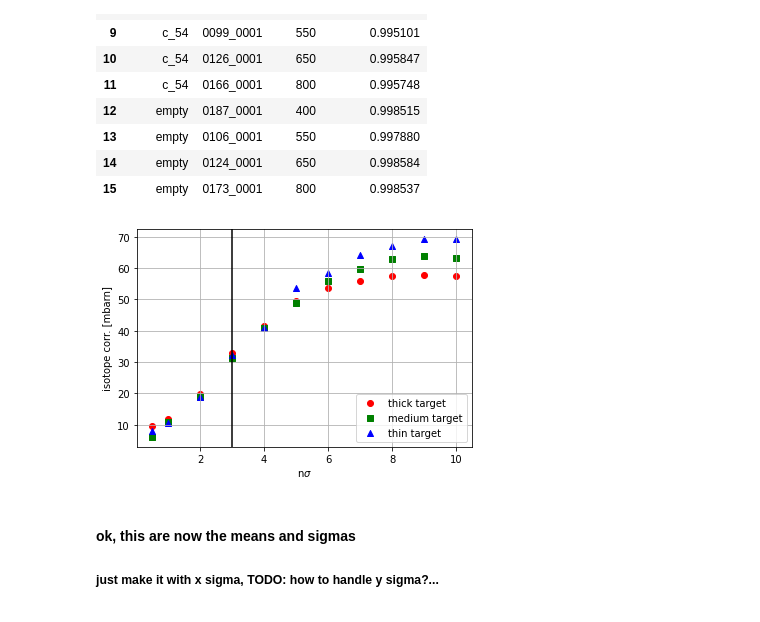
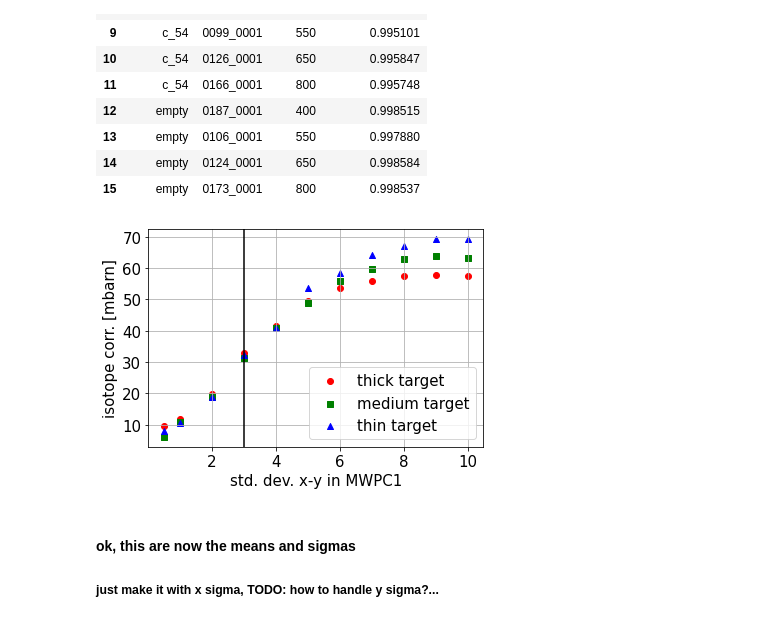
Before and after one commit to jenegger/r3bweek24_gsi, a Jupyter notebook: Untitled3.ipynb, the cells around one changed output. Drawn from its saved outputs; the diff is of its cells as text; code cells hidden in the pictures.

```diff
--- a/Untitled3.ipynb
+++ b/Untitled3.ipynb
@@ -33,29 +33,33 @@ df[["targettype","RunID","energy","d_12c_survived"]]
 # %%
 import pandas as pd
 import matplotlib.pyplot as plt
 
 # Load the data (assuming it's in a text file, e.g. "data.txt")
 #df = pd.read_csv("/home/tobiasjenegger/diagnosis_list_sigma_cut.txt", sep="\t", header=None)
 df = pd.read_csv("diagnosis_list_sigma_cut_fine_tune_thr_latest.txt", sep="\t", header=None)
 
 
 # Assign column names for clarity
 df.columns = ["x", "y1", "y2", "y3"]
 
 # Plot
 plt.scatter(df["x"], df["y1"], label="thick target", marker="o",color="red")
 plt.scatter(df["x"], df["y2"], label="medium target", marker="s",color="green")
 plt.scatter(df["x"], df["y3"], label="thin target", marker="^",color="blue")
 plt.axvline(x = 3, color = 'black')
-plt.xlabel(r'n$\sigma$')
-plt.ylabel("isotope corr. [mbarn]")
+plt.xlabel(r'n$\sigma$',fontsize=18)
+plt.xlabel('std. dev. x-y in MWPC1',fontsize=15)
+plt.ylabel("isotope corr. [mbarn]",fontsize=15)
 #plt.title("Isotope correction in mbarn")
-plt.legend()
+#plt.legend(fontsize=18)
+plt.legend(fontsize=15)
 plt.grid(True)
+plt.xticks(fontsize=15)
+plt.yticks(fontsize=15)
 #plt.show()
 plt.savefig("iso_acc_sigma.png",dpi=300,bbox_inches='tight')
 # %% [output]
-[figure, old version]
+[figure, new version]
 # %% [markdown]
 #### ok, this are now the means and sigmas
 ##### just make it with x sigma, TODO: how to handle y sigma?...
```
Also changed, not shown: parts of 1 cell of this notebook, 29 other files.
